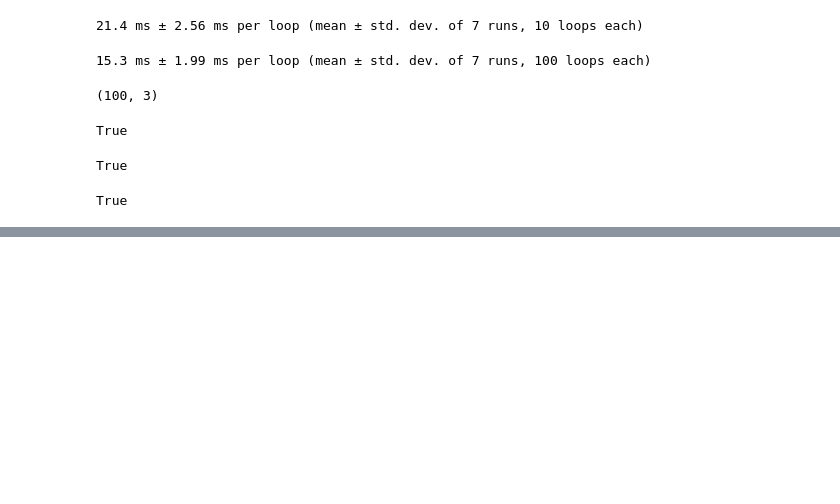
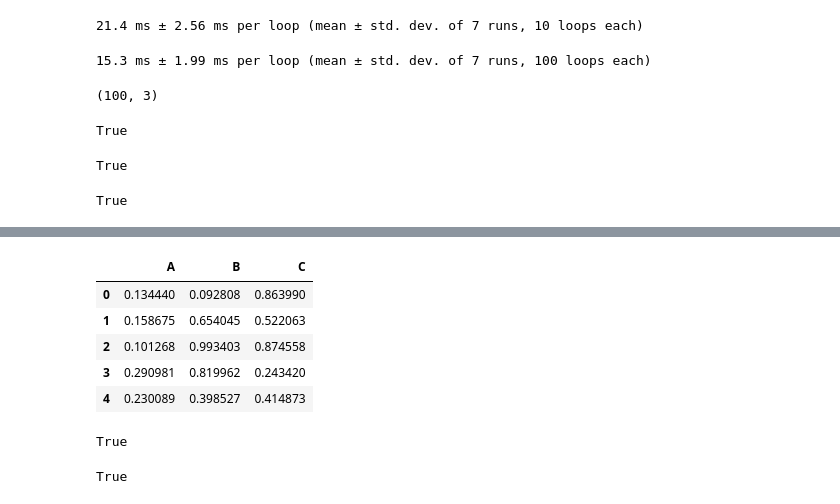
Before and after one commit to SpIIIII/jupyter-repo, a Jupyter notebook: Python Data Science Cookbook/Main.ipynb, the cells around one changed output, grey strips where cells are left out. Cells and saved outputs as stored; diff of their text form; code cells hidden in the pictures; blank space fills up the shorter version.

```diff
--- a/Python Data Science Cookbook/Main.ipynb
+++ b/Python Data Science Cookbook/Main.ipynb
@@ -168,0 +199,19 @@ True
+# %%
+df = pd.DataFrame(rng.rand(1000,3),columns = ['A','B','C'])
+df.head()
+# %% [output]
+|  | A | B | C |
+| 0 | 0.134440 | 0.092808 | 0.863990 |
+| 1 | 0.158675 | 0.654045 | 0.522063 |
+| 2 | 0.101268 | 0.993403 | 0.874558 |
+| 3 | 0.290981 | 0.819962 | 0.243420 |
+| 4 | 0.230089 | 0.398527 | 0.414873 |
+# %%
+res1 = (df['A'] + df['B'])/(df['C']-1)
+res2 = pd.eval("(df.A + df.B)/(df.C-1)")
+res3 = df.eval('( A + B )/( C - 1)')
+print(np.allclose(res1,res2))
+np.allclose(res1,res3)
+# %% [output]
+True
+True
```
Also changed, not shown: parts of 10 cells of this notebook.
